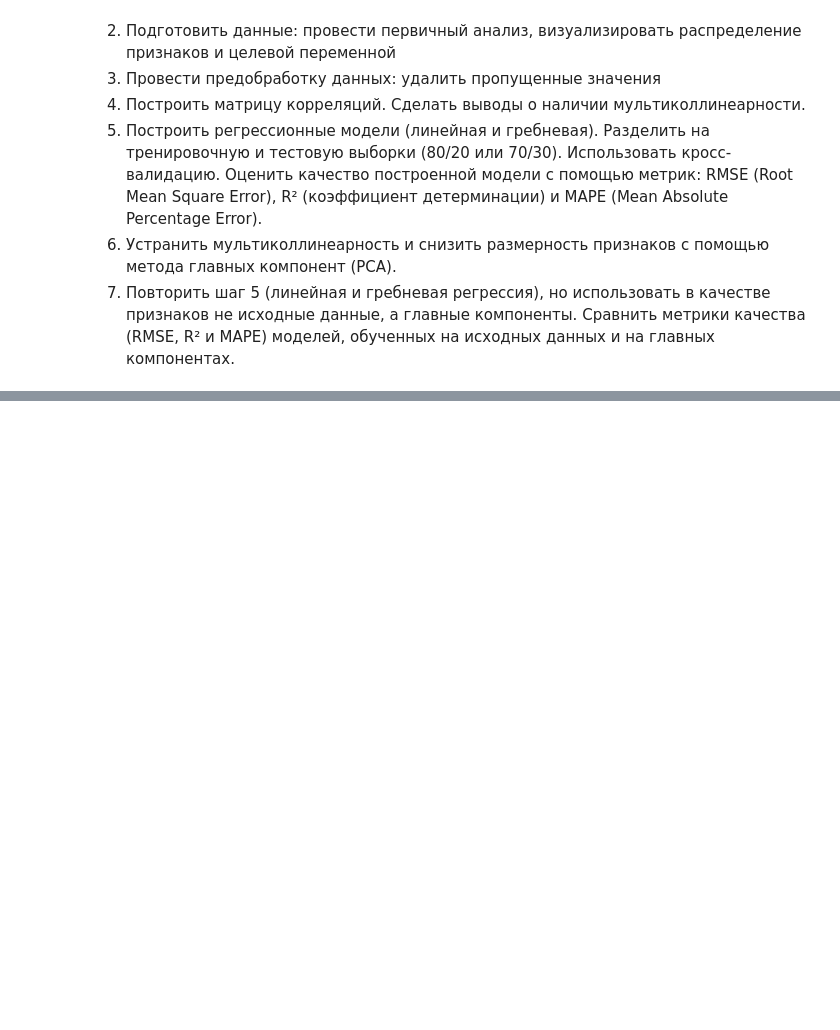
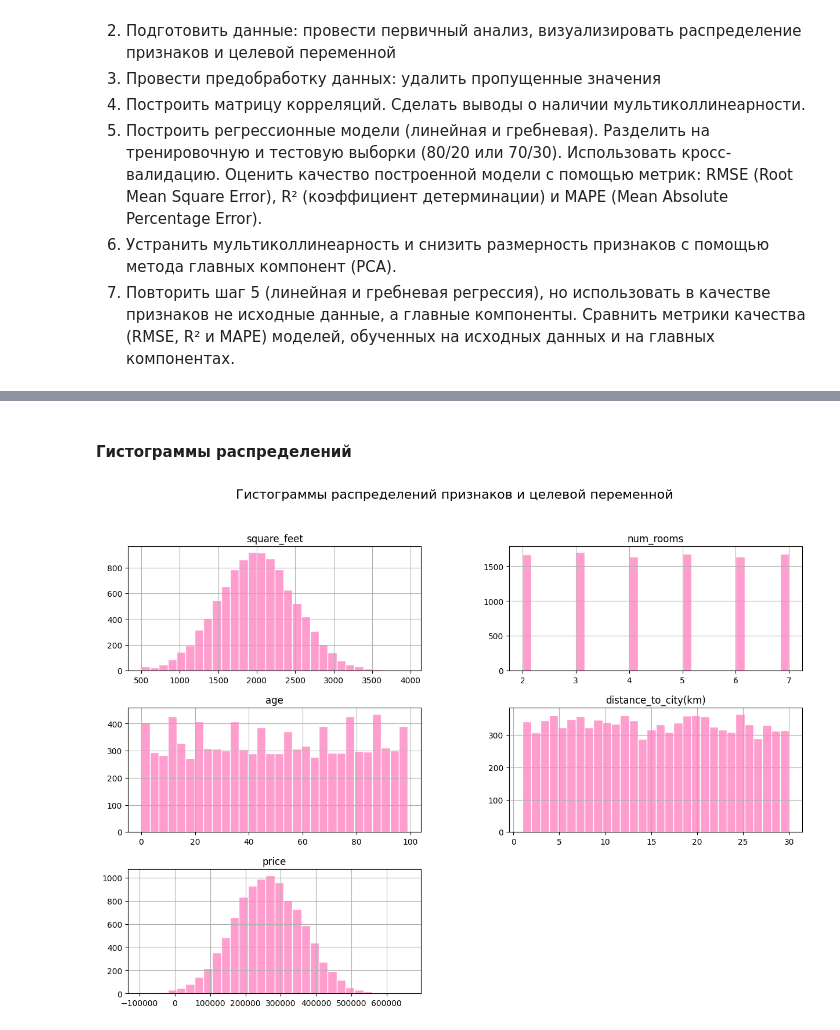
Before and after one commit to Vikoops/ml, a Jupyter notebook: lab1.ipynb, the cells around one changed output, grey strips where cells are left out. Drawn from its saved outputs; the diff is of its cells as text; code cells hidden in the pictures; blank space fills up the shorter version.

```diff
--- a/lab1.ipynb
+++ b/lab1.ipynb
@@ -733,0 +17,8 @@ PCA не сократил размерность данных (4 компоне
+# %%
+import pandas as pd
+import matplotlib.pyplot as plt
+import seaborn as sns
+
+df = pd.read_csv("house_prices_dataset.csv")
+df_selected = df[["square_feet", "num_rooms", "age", "distance_to_city(km)", "price"]]
+df_selected.head()
@@ -733,0 +70,16 @@ PCA не сократил размерность данных (4 компоне
+# %% [markdown]
+#### Гистограммы распределений
+# %%
+plt.style.use("default")
+
+df_selected.hist(
+    bins=30,
+    figsize=(15, 10),
+    color="#ff9dce",
+    edgecolor="white"
+)
+
+plt.suptitle("Гистограммы распределений признаков и целевой переменной", fontsize=16)
+plt.show()
+# %% [output]
+[figure, added]
```
Also changed, not shown: parts of 36 cells of this notebook.
